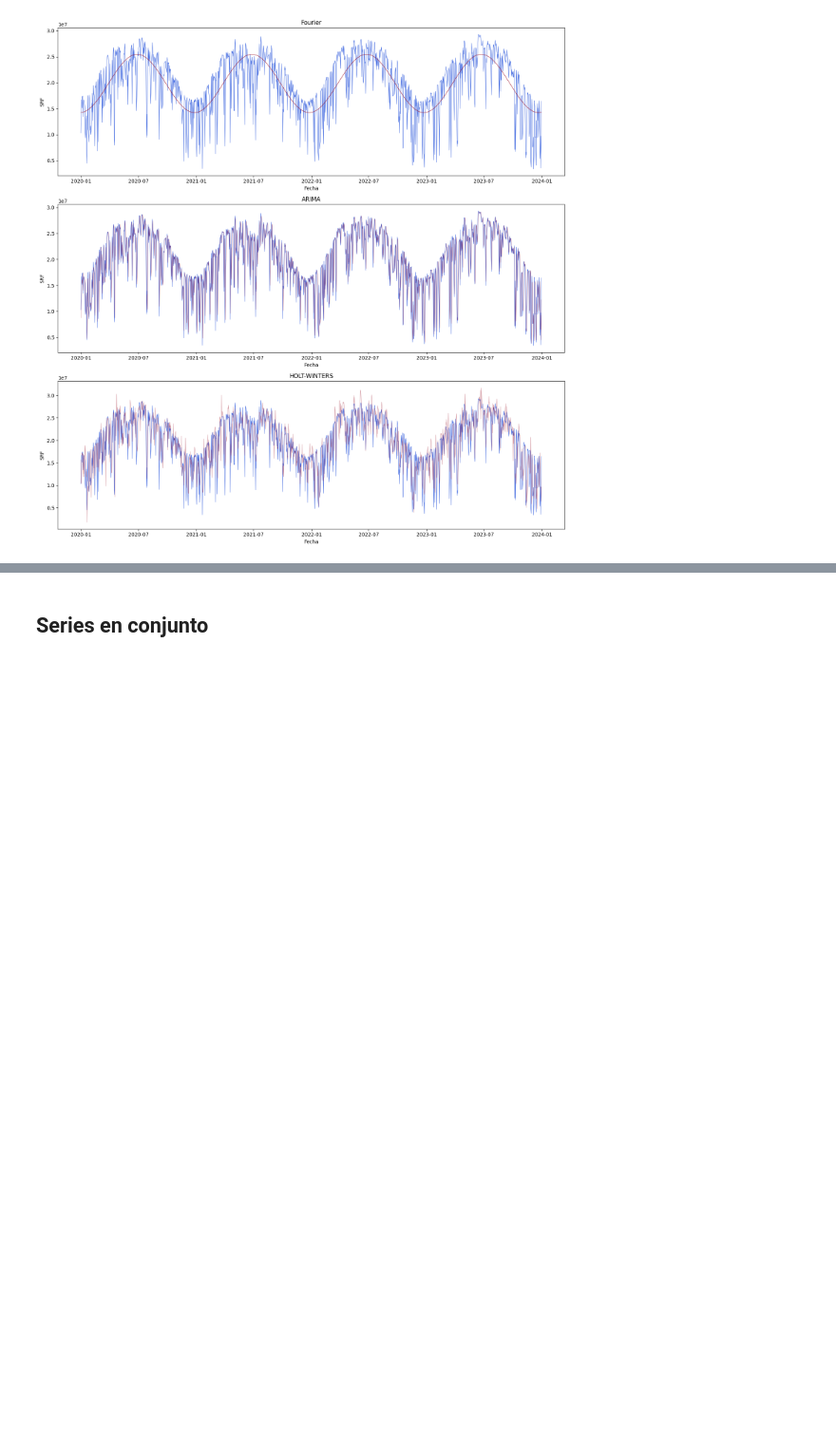
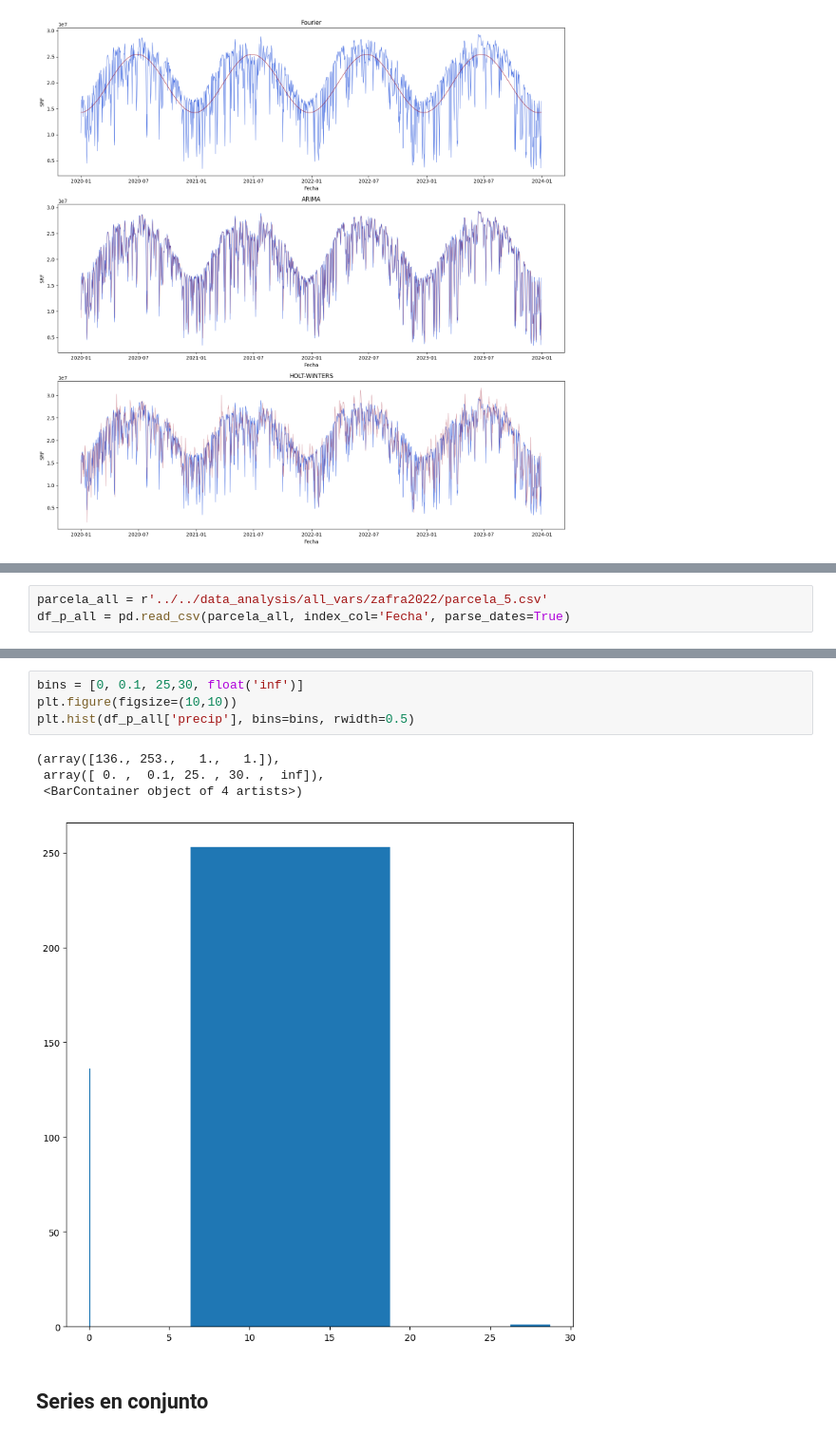
Before and after one commit to VivaldoGP/Tesis, a Jupyter notebook: results/time_series/ts.ipynb, the cells around one changed output, grey strips where cells are left out. Shown at 95% size. Saved outputs shown, nothing was run; the diff lists cells and outputs as text; blank space fills up the shorter version.

```diff
--- a/results/time_series/ts.ipynb
+++ b/results/time_series/ts.ipynb
@@ -82,0 +88,3 @@ plt.show()
+# %%
+parcela_all = r'../../data_analysis/all_vars/zafra2022/parcela_5.csv'
+df_p_all = pd.read_csv(parcela_all, index_col='Fecha', parse_dates=True)
@@ -83,3 +104,12 @@ plt.show()
+# %%
+bins = [0, 0.1, 25,30, float('inf')]
+plt.figure(figsize=(10,10))
+plt.hist(df_p_all['precip'], bins=bins, rwidth=0.5)
+# %% [output]
+(array([136., 253.,   1.,   1.]),
+ array([ 0. ,  0.1, 25. , 30. ,  inf]),
+ <BarContainer object of 4 artists>)
+[figure, added]
 # %% [markdown]
 ## Series en conjunto
 # %%
```
Also changed, not shown: parts of 7 cells of this notebook, 44 other files.
